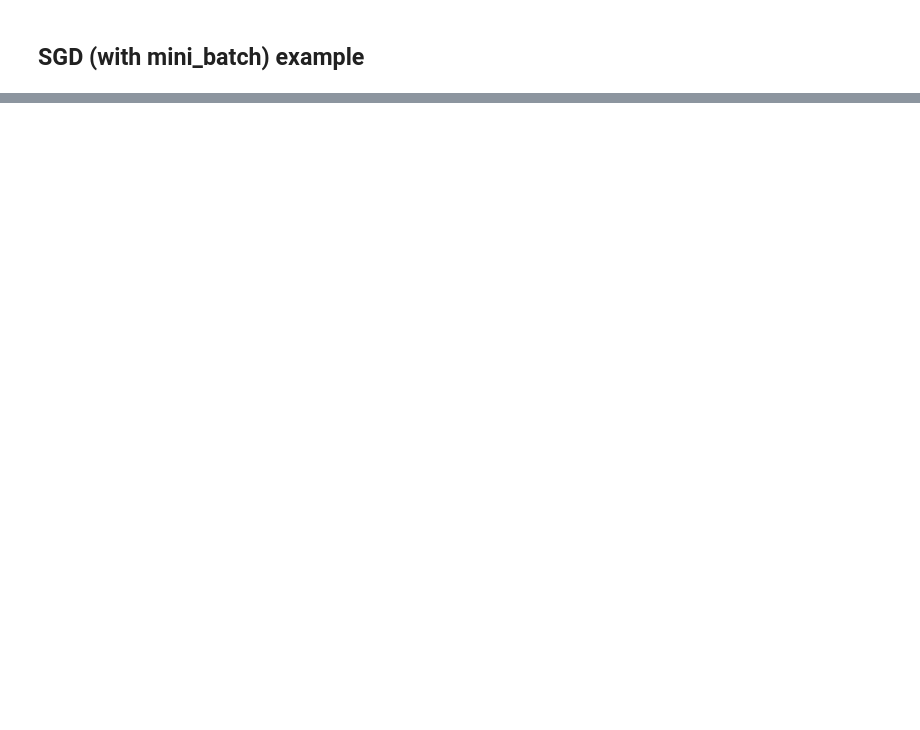
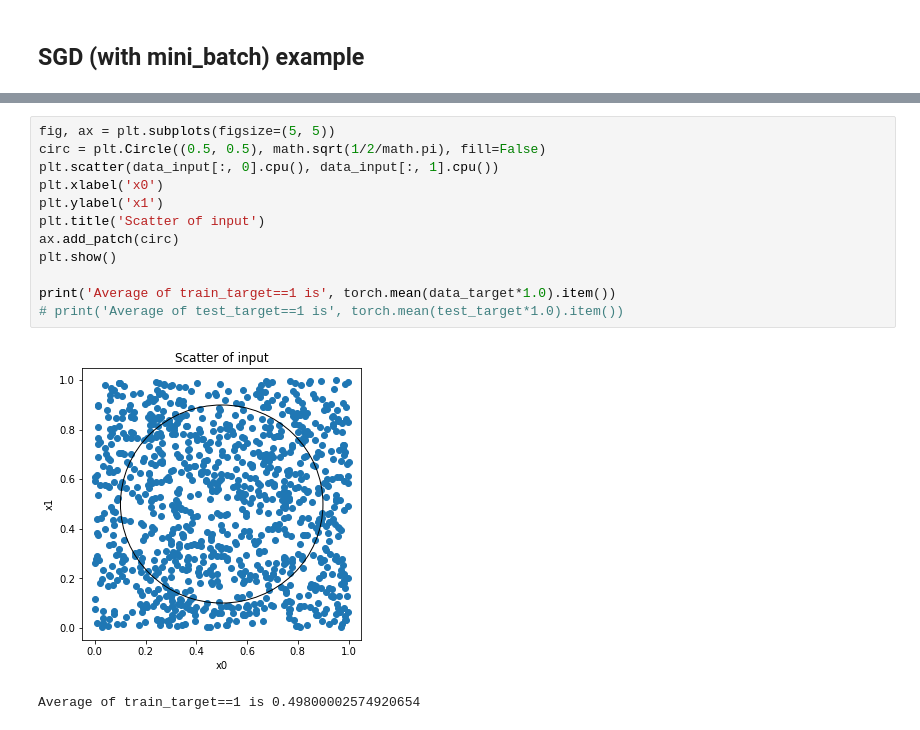
Before and after one commit to EE559DeepLearningEPFL/Project2, a Jupyter notebook: Project2_Markdown.ipynb, the cells around one changed output, grey strips where cells are left out. Cells and saved outputs as stored; diff of their text form; blank space fills up the shorter version.

```diff
--- a/Project2_Markdown.ipynb
+++ b/Project2_Markdown.ipynb
@@ -274,2 +271,17 @@ Input size: torch.Size([300, 2])  target size: torch.Size([300, 1])
+# %%
+fig, ax = plt.subplots(figsize=(5, 5))
+circ = plt.Circle((0.5, 0.5), math.sqrt(1/2/math.pi), fill=False)
+plt.scatter(data_input[:, 0].cpu(), data_input[:, 1].cpu())
+plt.xlabel('x0')
+plt.ylabel('x1')
+plt.title('Scatter of input')
+ax.add_patch(circ)
+plt.show()
+
+print('Average of train_target==1 is', torch.mean(data_target*1.0).item())
+# print('Average of test_target==1 is', torch.mean(test_target*1.0).item())
+# %% [output]
+[figure, added]
+Average of train_target==1 is 0.49800002574920654
 # %%
 net1 = NeuralNet(layer_type='Sequential', learning_rate=2e-3,
```
Also changed, not shown: parts of 9 cells of this notebook, 1 other file.
